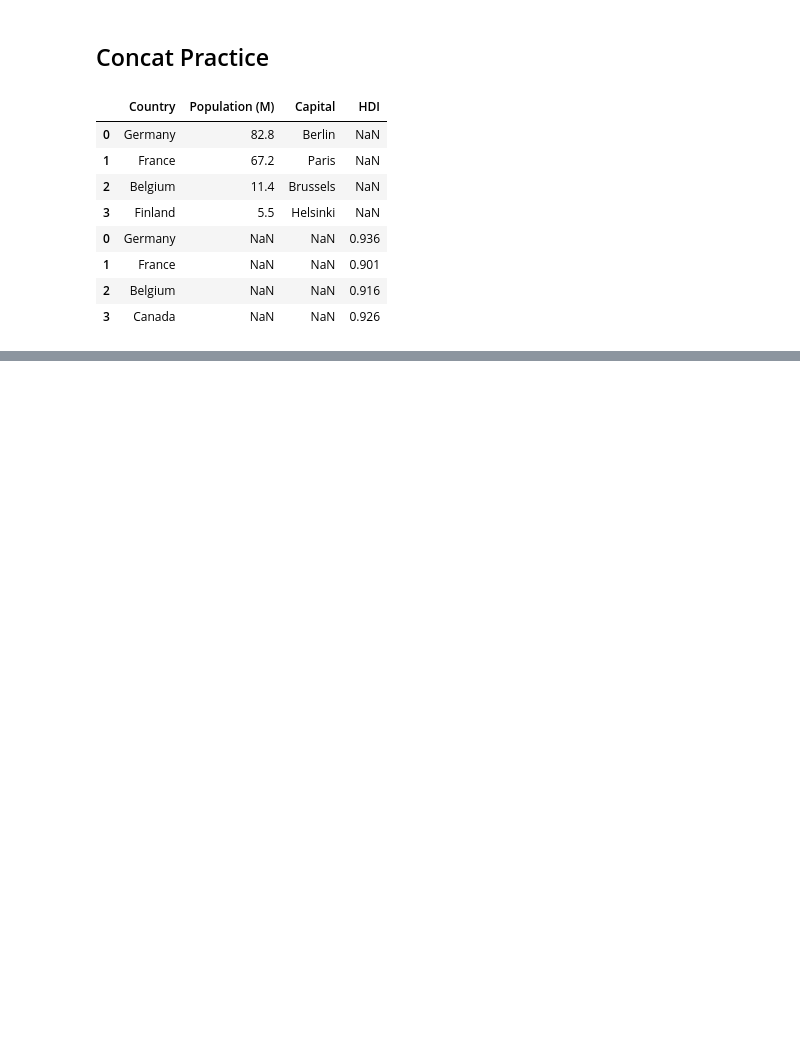
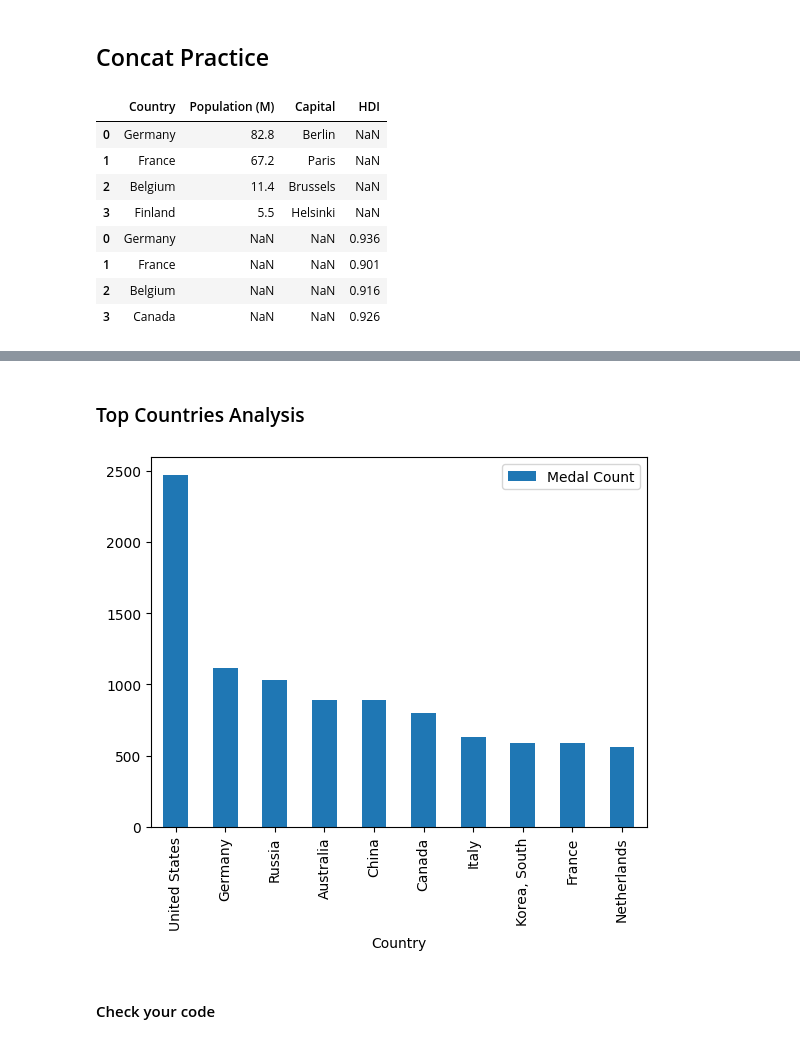
Before and after one commit to lauracoding7/lw_data_science, a Jupyter notebook: 02-Data-Toolkit/01-Data-Analysis/multiple-files-with-pandas/multiple_files.ipynb, the cells around one changed output, grey strips where cells are left out. Saved outputs shown, nothing was run; the diff lists cells and outputs as text; code cells hidden in the pictures; blank space fills up the shorter version.

```diff
--- a/02-Data-Toolkit/01-Data-Analysis/multiple-files-with-pandas/multiple_files.ipynb
+++ b/02-Data-Toolkit/01-Data-Analysis/multiple-files-with-pandas/multiple_files.ipynb
@@ -242,0 +245,5 @@ concat_df
+# %%
+countries_df = pd.read_csv("data/dictionary.csv")
+summer_df = pd.read_csv("data/summer.csv").rename(columns={"Country": "Code"})
+winter_df = pd.read_csv("data/winter.csv").rename(columns={"Country": "Code"})
+# the common key is country code
@@ -242,0 +261,9 @@ concat_df
+# %%
+summer_countries_df = summer_df.merge(countries_df, on="Code", how="inner")
+summer_countries_df["Season"] = "Summer"
+# %%
+winter_countries_df = winter_df.merge(countries_df, on="Code", how="inner")
+winter_countries_df["Season"] = "Winter"
+# %%
+all_df = pd.concat([winter_countries_df, summer_countries_df],axis="index", sort=False)
+all_df.head()
@@ -242,0 +307,13 @@ concat_df
+# %% [markdown]
+### Top Countries Analysis
+# %%
+all_df_1984 = all_df[all_df["Year"] >= 1984]
+
+top_10_df = all_df_1984.groupby("Country")[["Medal"]].count() \
+                       .rename(columns={"Medal": "Medal Count"}) \
+                       .sort_values(by="Medal Count", ascending=False)[:10]
+top_10_df.plot(kind="bar");
+# %% [output]
+[figure, added]
+# %% [markdown]
+#### Check your code
```
Also changed, not shown: parts of 29 cells of this notebook, 30 other files.
